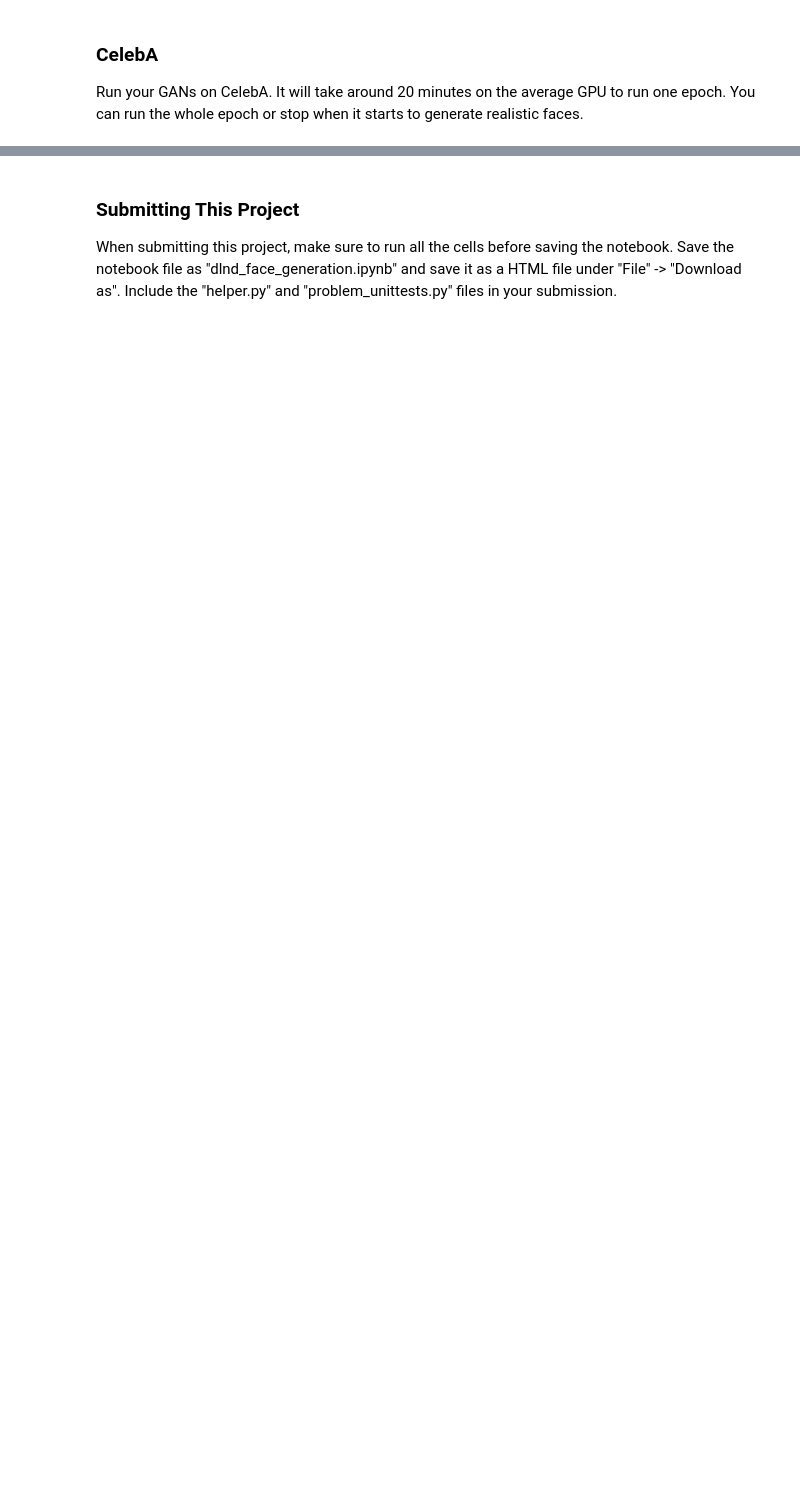
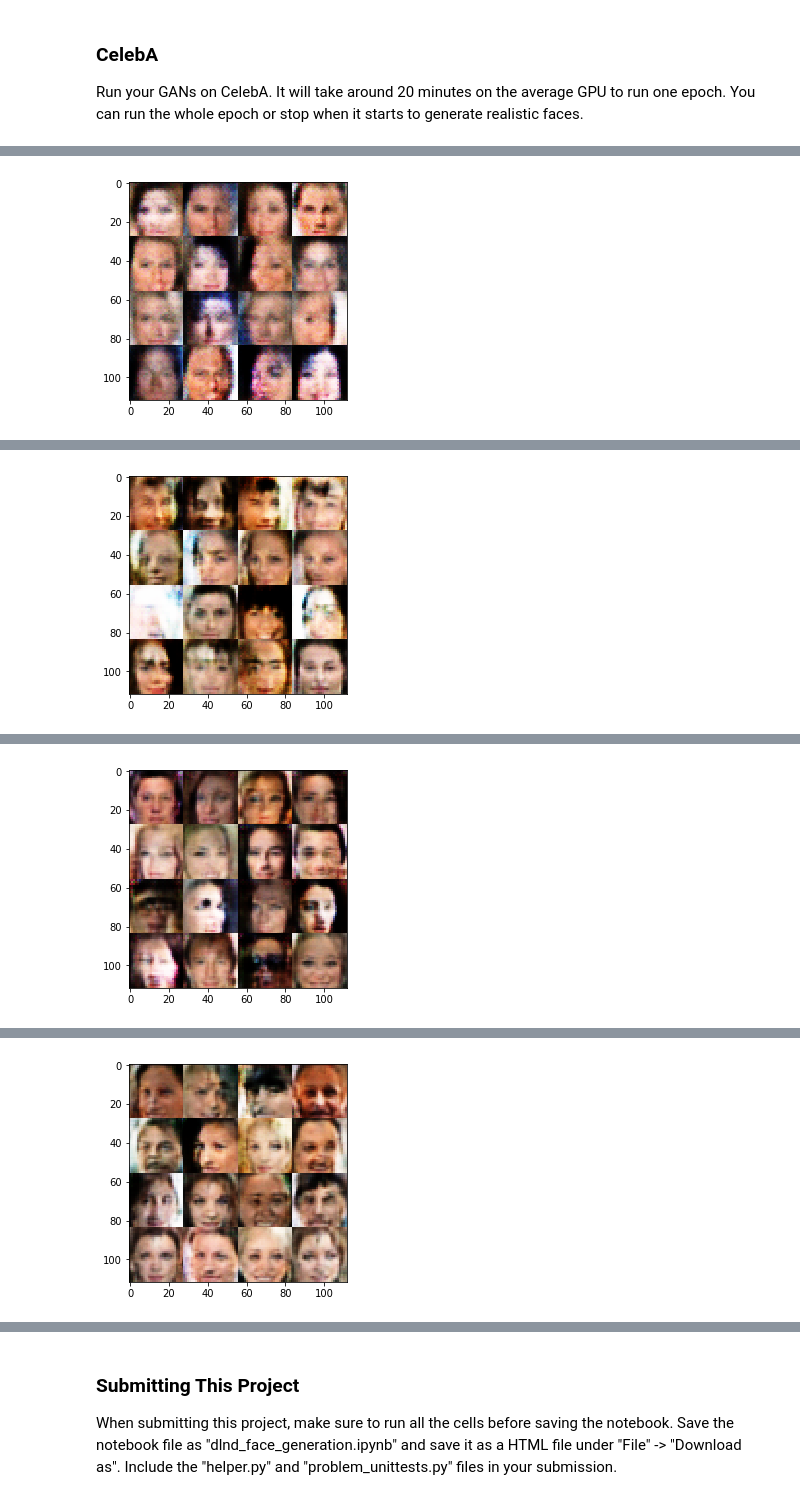
Before and after one commit to NeverDoubtTheWorm/Face-Generation-nd101, a Jupyter notebook: dlnd_face_generation.ipynb, the cells around one changed output, grey strips where cells are left out. Saved outputs shown, nothing was run; the diff lists cells and outputs as text; code cells hidden in the pictures; blank space fills up the shorter version.

```diff
--- a/dlnd_face_generation.ipynb
+++ b/dlnd_face_generation.ipynb
@@ -395,7 +427,7 @@ KeyboardInterrupt:
 ### CelebA
 Run your GANs on CelebA.  It will take around 20 minutes on the average GPU to run one epoch.  You can run the whole epoch or stop when it starts to generate realistic faces.
 # %%
-batch_size = 128
+batch_size = 32
 z_dim = 100
 learning_rate = 2e-4
 beta1 = .5
@@ -410,3 +442,4 @@ celeba_dataset = helper.Dataset('celeba', glob(os.path.join(data_dir, 'img_align
 with tf.Graph().as_default():
     train(epochs, batch_size, z_dim, learning_rate, beta1, celeba_dataset.get_batches,
           celeba_dataset.shape, celeba_dataset.image_mode)
+# %% [output]
@@ -412,0 +449 @@ with tf.Graph().as_default():
+[figure, added]
@@ -412,0 +454 @@ with tf.Graph().as_default():
+[figure, added]
@@ -412,0 +459 @@ with tf.Graph().as_default():
+[figure, added]
@@ -412,0 +464 @@ with tf.Graph().as_default():
+[figure, added]
```
Also changed, not shown: parts of 10 cells of this notebook, 2 other files.
